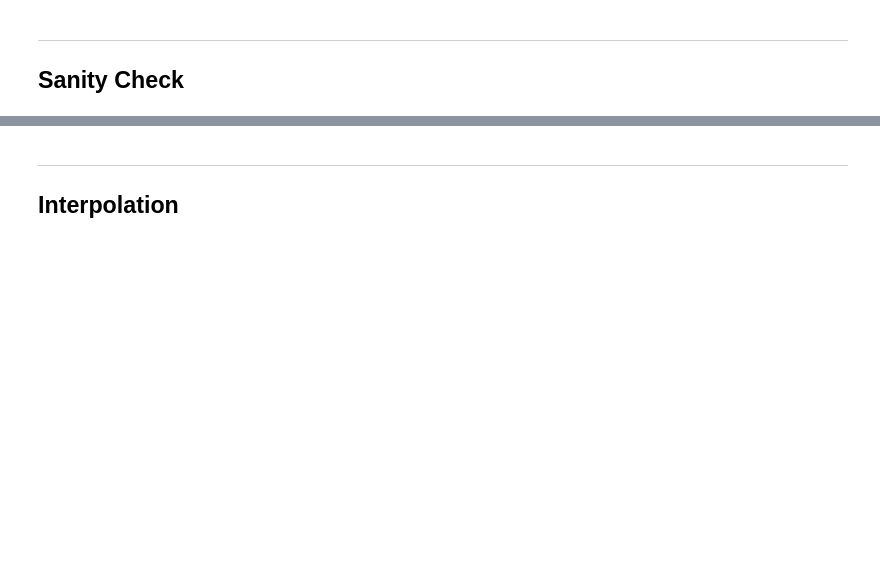
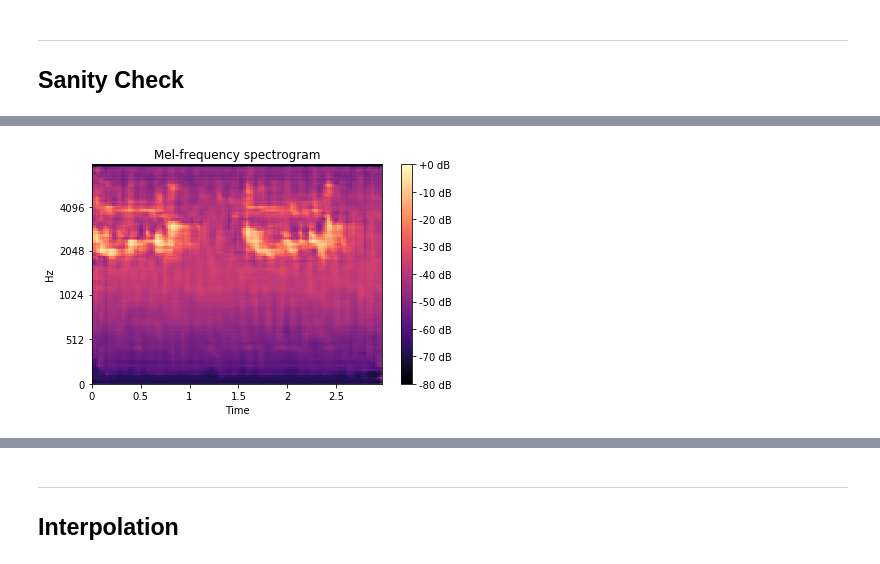
Before and after one commit to parkeraddison/aiArt-dead-birds, a Jupyter notebook: proj2.ipynb, the cells around one changed output, grey strips where cells are left out. Cells and saved outputs as stored; diff of their text form; code cells hidden in the pictures; blank space fills up the shorter version.

```diff
--- a/proj2.ipynb
+++ b/proj2.ipynb
@@ -322,0 +365,10 @@ def inverse_db_tensor(tensor):
+# %%
+def sharpen(tensor, alpha=5):
+
+    filter_blurred = ndimage.gaussian_filter(tensor, 1)
+
+    sharpened = tensor + alpha*(tensor - filter_blurred)
+
+    mapped = (sharpened - np.min(sharpened)) / (np.max(sharpened) - np.min(sharpened))
+
+    return mapped
@@ -322,0 +379,4 @@ def inverse_db_tensor(tensor):
+# %%
+show_tensor(sharpen(recon[1]));
+# %% [output]
+[figure, added]
```
Also changed, not shown: parts of 32 cells of this notebook, 3 other files.
